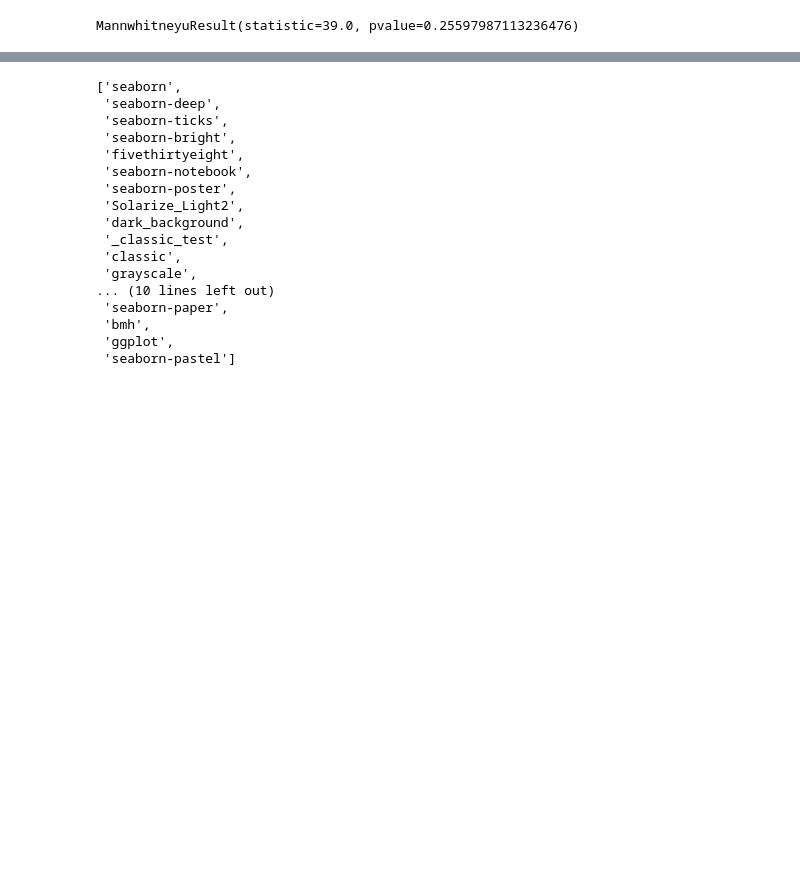
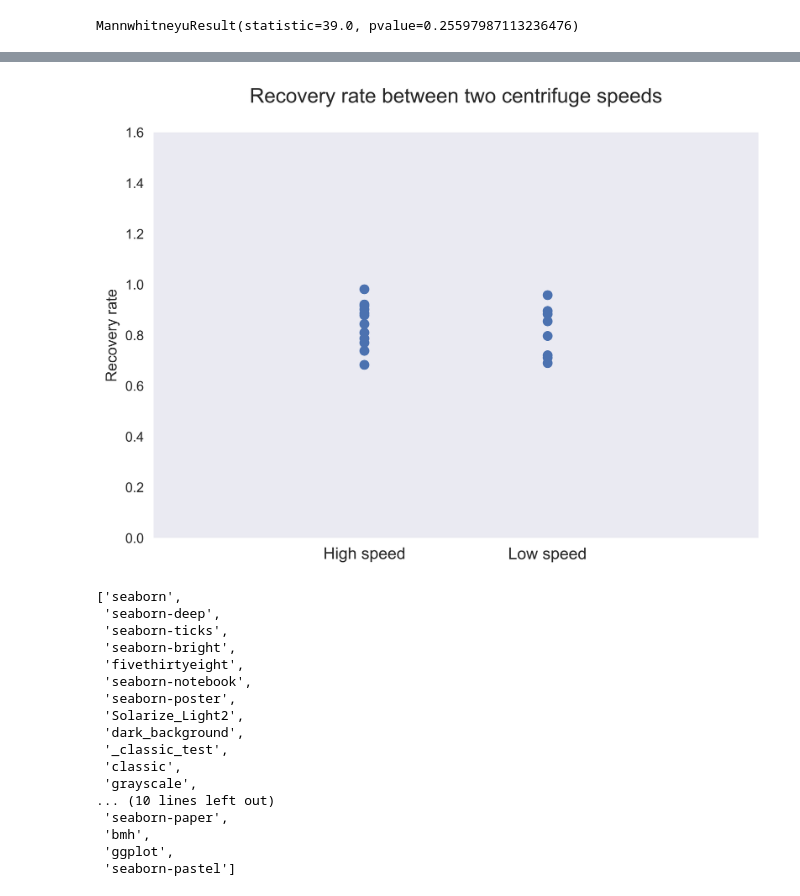
Before and after one commit to cwchou2016/statistics, a Jupyter notebook: plt_stat.ipynb, the cells around one changed output, grey strips where cells are left out. Saved outputs shown, nothing was run; the diff lists cells and outputs as text; code cells hidden in the pictures; blank space fills up the shorter version.

```diff
--- a/plt_stat.ipynb
+++ b/plt_stat.ipynb
@@ -101,3 +142,23 @@ plt.show()
+# %%
+
+
+df = pd.DataFrame({"group":["0"], "recovery":[-1]})
+df = df.append(raw_data[["group","recovery"]], ignore_index= True)
+df = df.append({"group":"z", "recovery":-1}, ignore_index = True)
+df
+plt.figure(dpi=500)
+plt.scatter(df['group'], df['recovery'])
+
+
+plt.title("Recovery rate between two centrifuge speeds\n", size = 15)
+plt.ylabel("Recovery rate")
+plt.ylim((0,1.6))
+plt.xticks((0,1,2,3),("","High speed","Low speed",""), size = 12)
+plt.grid(which="major")
+
+plt.show()
+# %% [output]
+[figure, added]
 # %%
 plt.style.available
 # %% [output]
```
Also changed, not shown: parts of 3 cells of this notebook.
